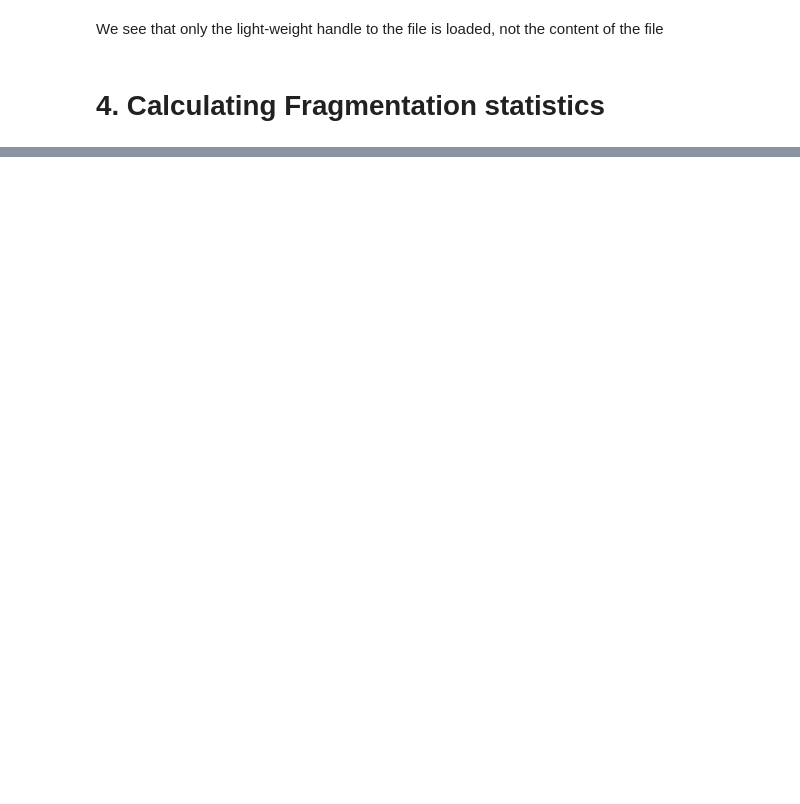
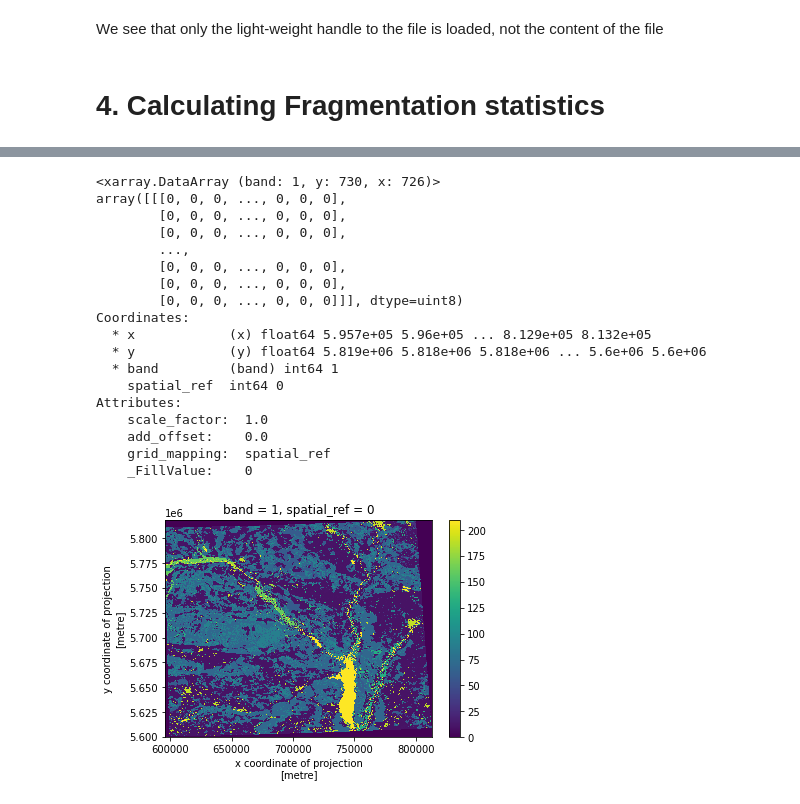
Before and after one commit to ai4er-cdt/geograph, a Jupyter notebook: notebooks/exploratory/svm-2-first-fragmentation-analysis.ipynb, the cells around one changed output, grey strips where cells are left out. Cells and saved outputs as stored; diff of their text form; code cells hidden in the pictures; blank space fills up the shorter version.

```diff
--- a/notebooks/exploratory/svm-2-first-fragmentation-analysis.ipynb
+++ b/notebooks/exploratory/svm-2-first-fragmentation-analysis.ipynb
@@ -260,0 +470,25 @@ We see that only the light-weight handle to the file is loaded, not the content
+# %%
+pixel_size = 300  # m
+data_utm35 = data_wgs84.rio.reproject(PREFERRED_CRS, resolution=(pixel_size, pixel_size))
+data_utm35.plot()
+data_utm35
+# %% [output]
+<xarray.DataArray (band: 1, y: 730, x: 726)>
+array([[[0, 0, 0, ..., 0, 0, 0],
+        [0, 0, 0, ..., 0, 0, 0],
+        [0, 0, 0, ..., 0, 0, 0],
+        ...,
+        [0, 0, 0, ..., 0, 0, 0],
+        [0, 0, 0, ..., 0, 0, 0],
+        [0, 0, 0, ..., 0, 0, 0]]], dtype=uint8)
+Coordinates:
+  * x            (x) float64 5.957e+05 5.96e+05 ... 8.129e+05 8.132e+05
+  * y            (y) float64 5.819e+06 5.818e+06 5.818e+06 ... 5.6e+06 5.6e+06
+  * band         (band) int64 1
+    spatial_ref  int64 0
+Attributes:
+    scale_factor:  1.0
+    add_offset:    0.0
+    grid_mapping:  spatial_ref
+    _FillValue:    0
+[figure, added]
```
Also changed, not shown: parts of 78 cells of this notebook.
